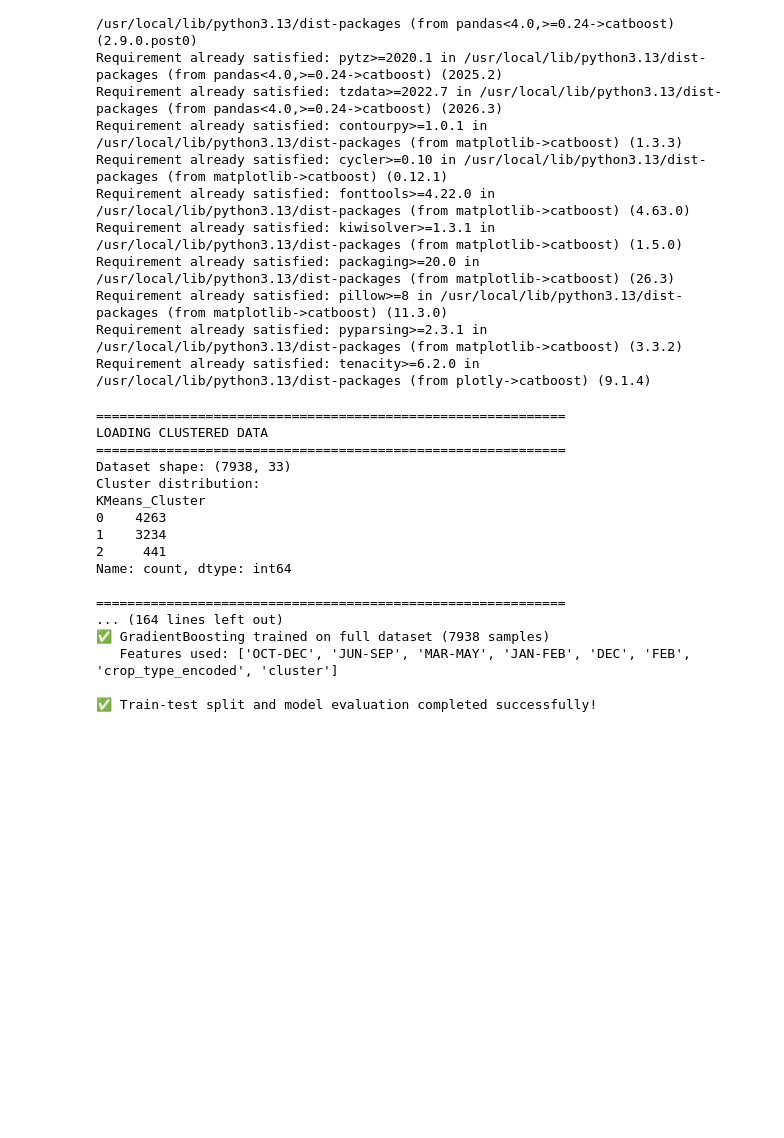
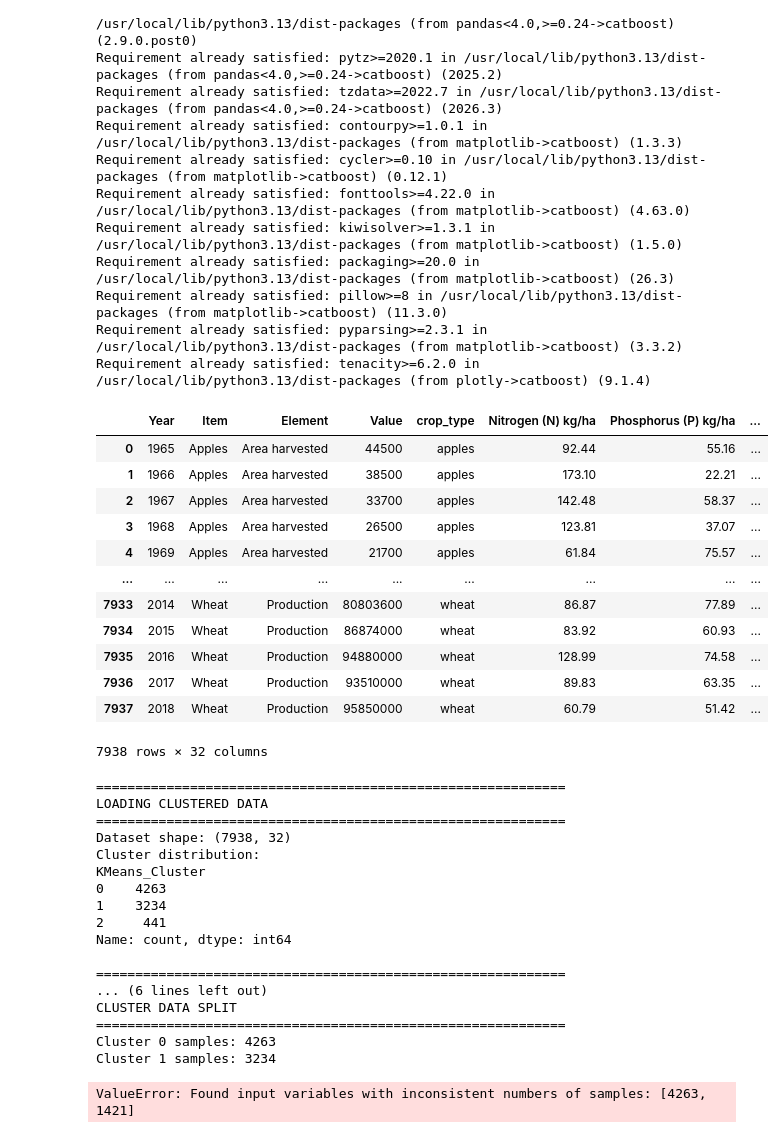
Before and after one commit to sandeepa-ukr/AI-Based-Crop-Predection, a Jupyter notebook: crop-yield.ipynb, the cells around one changed output. Saved outputs shown, nothing was run; the diff lists cells and outputs as text; code cells hidden in the pictures; blank space fills up the shorter version.

```diff
--- a/crop-yield.ipynb
+++ b/crop-yield.ipynb
@@ -2341,6 +1920,22 @@ Requirement already satisfied: packaging>=20.0 in /usr/local/lib/python3.13/dist
 Requirement already satisfied: pillow>=8 in /usr/local/lib/python3.13/dist-packages (from matplotlib->catboost) (11.3.0)
 Requirement already satisfied: pyparsing>=2.3.1 in /usr/local/lib/python3.13/dist-packages (from matplotlib->catboost) (3.3.2)
 Requirement already satisfied: tenacity>=6.2.0 in /usr/local/lib/python3.13/dist-packages (from plotly->catboost) (9.1.4)
+# %%
+merged_data
+# %% [output]
+|  | Year | Item | Element | Value | crop_type | Nitrogen (N) kg/ha | Phosphorus (P) kg/ha | ... |
+| 0 | 1965 | Apples | Area harvested | 44500 | apples | 92.44 | 55.16 | ... |
+| 1 | 1966 | Apples | Area harvested | 38500 | apples | 173.10 | 22.21 | ... |
+| 2 | 1967 | Apples | Area harvested | 33700 | apples | 142.48 | 58.37 | ... |
+| 3 | 1968 | Apples | Area harvested | 26500 | apples | 123.81 | 37.07 | ... |
+| 4 | 1969 | Apples | Area harvested | 21700 | apples | 61.84 | 75.57 | ... |
+| ... | ... | ... | ... | ... | ... | ... | ... | ... |
+| 7933 | 2014 | Wheat | Production | 80803600 | wheat | 86.87 | 77.89 | ... |
+| 7934 | 2015 | Wheat | Production | 86874000 | wheat | 83.92 | 60.93 | ... |
+| 7935 | 2016 | Wheat | Production | 94880000 | wheat | 128.99 | 74.58 | ... |
+| 7936 | 2017 | Wheat | Production | 93510000 | wheat | 89.83 | 63.35 | ... |
+| 7937 | 2018 | Wheat | Production | 95850000 | wheat | 60.79 | 51.42 | ... |
+7938 rows × 32 columns
 # %%
 import pandas as pd
 import numpy as np
@@ -2379,7 +1974,9 @@ merged_data['cluster'] = merged_data['KMeans_Cluster']
 
 # Prepare features and target
 X = merged_data[fscore_features + ['crop_type_encoded', 'cluster']].copy()
-y = merged_data['Value'].copy()
+# y = merged_data['Value'].copy()
+# y = crop_df[crop_df['Element'] == 'Yield']['Value']
+y = merged_data[merged_data['Element'] == 'Yield']['Value']
 
 # Handle missing values
 X = X.fillna(X.mean())
@@ -2653,7 +2250,7 @@ print("\n✅ Train-test split and model evaluation completed successfully!")
 ============================================================
 LOADING CLUSTERED DATA
 ============================================================
-Dataset shape: (7938, 33)
+Dataset shape: (7938, 32)
 Cluster distribution:
 KMeans_Cluster
 0    4263
@@ -2662,8 +2259,9 @@ KMeans_Cluster
 Name: count, dtype: int64
 
 ============================================================
-... (164 lines left out)
-✅ GradientBoosting trained on full dataset (7938 samples)
-   Features used: ['OCT-DEC', 'JUN-SEP', 'MAR-MAY', 'JAN-FEB', 'DEC', 'FEB', 'crop_type_encoded', 'cluster']
-
-✅ Train-test split and model evaluation completed successfully!
+... (6 lines left out)
+CLUSTER DATA SPLIT
+============================================================
+Cluster 0 samples: 4263
+Cluster 1 samples: 3234
+ValueError: Found input variables with inconsistent numbers of samples: [4263, 1421]
```
Also changed, not shown: parts of 11 cells of this notebook.
